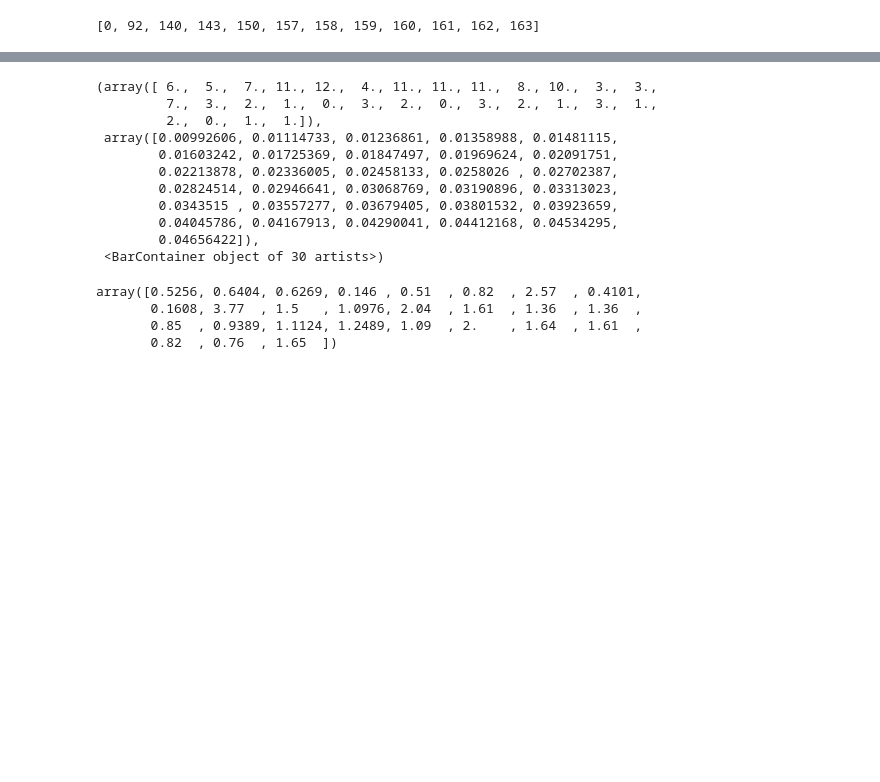
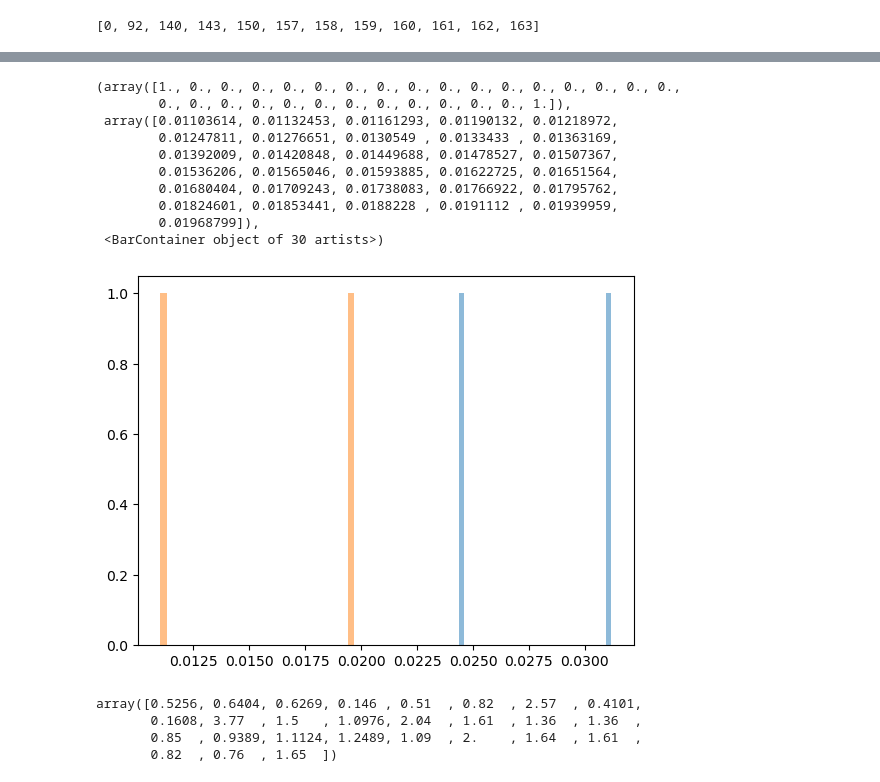
Before and after one commit to shuiit/model_gaussian_splatting, a Jupyter notebook: evaluation/evaluation.ipynb, the cells around one changed output, grey strips where cells are left out. Saved outputs shown, nothing was run; the diff lists cells and outputs as text; code cells hidden in the pictures; blank space fills up the shorter version.

Commit message:
evaluation clean

```diff
--- a/evaluation/evaluation.ipynb
+++ b/evaluation/evaluation.ipynb
@@ -120,0 +63,3 @@ KeyError: 'theta right'
+# %%
+sweep_eval.delta_angles = np.array([  0., -40., -30., -20., -10.,  10.,  20.,  30., 40.0])
+sweep_eval.get_all_camfer()
@@ -120,0 +88,12 @@ KeyError: 'theta right'
+# %%
+path_hull = 'D:/Documents/gaussian_model_output/hull_evaluation'
+sweep_eval.load_hull_for_wing_width(path_hull)
+
+sweep_eval.find_wings_from_hull('right')
+sweep_eval.find_wings_from_hull('left')
+
+hull_wings_project_z = [sweep_eval.devide_wing_project_z(mov_name)[0] for mov_name in sweep_eval.wing_hull['right'].keys()]
+model_wings_project_z = [sweep_eval.devide_wing_project_z(mov_name)[1] for mov_name in sweep_eval.wing_hull['right'].keys()]
+
+plt.hist(model_wings_project_z, alpha = 0.5, bins = 30)
+plt.hist(hull_wings_project_z, alpha = 0.5, bins = 30)
@@ -348,8 +448,8 @@ for mov_name in mov_hull_ini:
 iteration = 2000
 path = 'D:/Documents/gaussian_model_output/hull_evaluation'
 hull_to_compare = {}
-for mov_name in tqdm(list(nominal_initial_angles.keys())):
-    try:
+for mov_name in tqdm(list(sweep_eval.sweep.keys())):
+    # try:
         mov = int(mov_name.split('_')[1])
         frame = int(mov_name.split('_')[3])
         image_path =  f'G:/My Drive/Research/gaussian_splatting/gaussian_splatting_input/mov{mov}_2023_08_09_60ms/'
@@ -360,5 +460,5 @@ for mov_name in tqdm(list(nominal_initial_angles.keys())):
         hull_to_compare[mov_name] = FlyOutput(image_path,frame,input_dir,output_angles_weights,frame,iteration,file_name,frames_dict = frames)
         hull_to_compare[mov_name].zbuff_hull = all_movs[mov_name][0].homog_and_zbuff( hull_to_compare[mov_name].xyz)
         all_movs[mov_name][0].zbuff_all = all_movs[mov_name][0].homog_and_zbuff( all_movs[mov_name][0].xyz)
-    except:
-        continue
+    # except:
+    #     continue
@@ -401,6 +619,7 @@ def calculate_projection_on_z(points,mov_name ):
     return np.abs(np.dot(centered, z_wing) )
 
 
+all_movs = sweep_eval.sweep.copy()
 
 movs_to_compare = [mov_name for mov_name in  list(hull_to_compare.keys())[1:] if (mov_name != 'mov_36_frame_223') | (mov_name != 'mov_59_frame_2027') | (mov_name in all_movs)]
 # wing_hull,body_hull = [get_wing_body_from_hull(hull_to_compare[mov_name].zbuff_hull,np.vstack((all_movs[mov_name][0].hull_ew)),np.vstack((all_movs[mov_name][0].all_right_wing_tagged))) for mov_name in movs_to_compare]
@@ -424,46 +643,48 @@ def get_z_project_movie(mov_name,all_movs,hull_to_compare, gt_wing,gt_body):
     z_project_hull = np.hstack([calculate_projection_on_z(wing_hull_parts[part_num],mov_name ) for part_num in range(len(wing_hull_parts))])
     z_project_model = np.hstack([calculate_projection_on_z(wing_model_parts[part_num],mov_name ) for part_num in range(len(wing_model_parts))])
     return z_project_hull,z_project_model
+
+
 
 
 movs_to_compare = [mov_name for mov_name in  list(hull_to_compare.keys())[1:] if (mov_name != 'mov_36_frame_223') & (mov_name != 'mov_59_frame_2027') & (mov_name in all_movs)]
 
 
 z_right_hull,z_right_model,z_left_hull,z_left_model = [],[],[],[]
 
 
 
 for mov_name in  movs_to_compare:
         hull_wing = np.vstack((all_movs[mov_name][0].all_right_wing_tagged))
         hull_body = np.vstack((all_movs[mov_name][0].hull_ew))
 
         z_right_project_hull,z_right_project_model = get_z_project_movie(mov_name,all_movs,hull_to_compare,hull_wing,hull_body)
         z_right_hull.append(z_right_project_hull)
         z_right_model.append(z_right_project_model)
 
         hull_wing = np.vstack((all_movs[mov_name][0].all_left_wing_tagged))
         hull_body = np.vstack((all_movs[mov_name][0].hull_ew))
 
         z_left_project_hull,z_left_project_model = get_z_project_movie(mov_name,all_movs,hull_to_compare,hull_wing,hull_body)
         z_left_hull.append(z_left_project_hull)
         z_left_model.append(z_left_project_model)
 
 z_hull = [(np.std(np.hstack((z_left_hull,z_right_hull)))*1000) for z_left_hull,z_right_hull in zip(z_left_hull,z_right_hull)]
 z_model = [(np.std(np.hstack((z_left_model,z_right_model)))*1000) for z_left_model,z_right_model in zip(z_left_model,z_right_model)]
 plt.hist(z_hull,alpha = 0.5,bins = 30)
 plt.hist(z_model,alpha = 0.5,bins = 30)
 # %% [output]
-(array([ 6.,  5.,  7., 11., 12.,  4., 11., 11., 11.,  8., 10.,  3.,  3.,
-         7.,  3.,  2.,  1.,  0.,  3.,  2.,  0.,  3.,  2.,  1.,  3.,  1.,
-         2.,  0.,  1.,  1.]),
- array([0.00992606, 0.01114733, 0.01236861, 0.01358988, 0.01481115,
-        0.01603242, 0.01725369, 0.01847497, 0.01969624, 0.02091751,
-        0.02213878, 0.02336005, 0.02458133, 0.0258026 , 0.02702387,
-        0.02824514, 0.02946641, 0.03068769, 0.03190896, 0.03313023,
-        0.0343515 , 0.03557277, 0.03679405, 0.03801532, 0.03923659,
-        0.04045786, 0.04167913, 0.04290041, 0.04412168, 0.04534295,
-        0.04656422]),
+(array([1., 0., 0., 0., 0., 0., 0., 0., 0., 0., 0., 0., 0., 0., 0., 0., 0.,
+        0., 0., 0., 0., 0., 0., 0., 0., 0., 0., 0., 0., 1.]),
+ array([0.01103614, 0.01132453, 0.01161293, 0.01190132, 0.01218972,
+        0.01247811, 0.01276651, 0.0130549 , 0.0133433 , 0.01363169,
+        0.01392009, 0.01420848, 0.01449688, 0.01478527, 0.01507367,
+        0.01536206, 0.01565046, 0.01593885, 0.01622725, 0.01651564,
+        0.01680404, 0.01709243, 0.01738083, 0.01766922, 0.01795762,
+        0.01824601, 0.01853441, 0.0188228 , 0.0191112 , 0.01939959,
+        0.01968799]),
  <BarContainer object of 30 artists>)
+[figure, added]
 # %%
 # typical length
 occlusion_path = 'G:/My Drive/Research/gaussian_splatting/gaussian_splatting_input/points_occlusion.csv'
```
Also changed, not shown: parts of 23 cells of this notebook, 2 other files.
